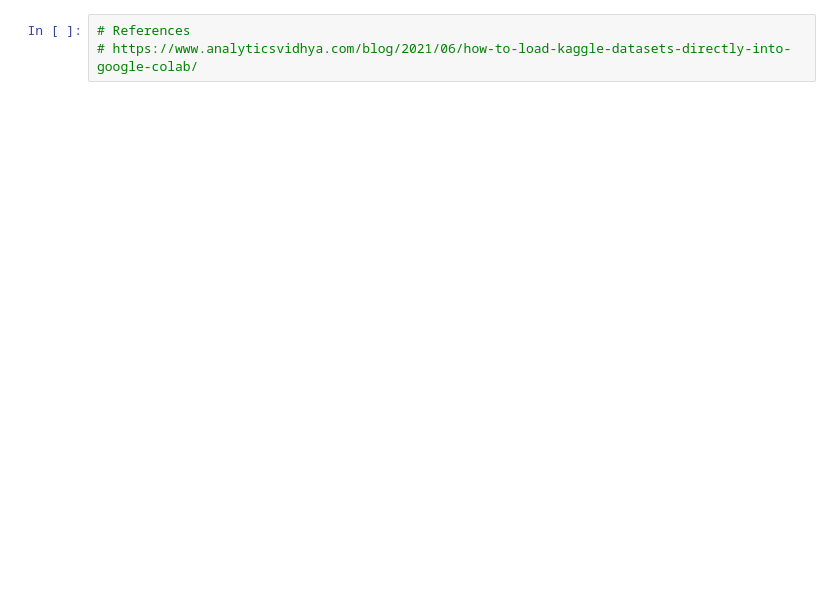
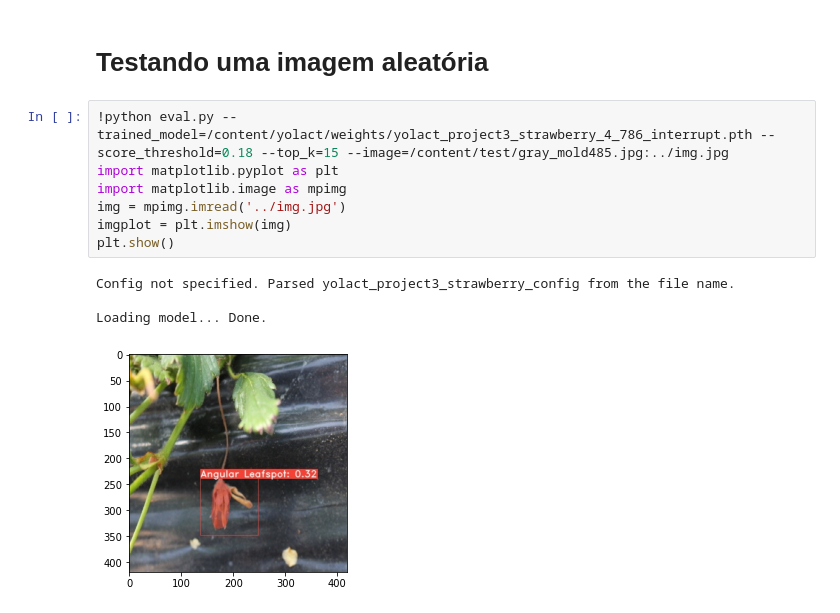
Before and after one commit to PedroAugustoRamalhoDuarte/fsi, a Jupyter notebook: projeto3/Projeto3.ipynb, the cells around one changed output. Drawn from its saved outputs; the diff is of its cells as text; blank space fills up the shorter version.

```diff
--- a/projeto3/Projeto3.ipynb
+++ b/projeto3/Projeto3.ipynb
@@ -137,3 +175,14 @@ FileNotFoundError: [Errno 2] No such file or directory: './data/coco/annotations
-# %%
-# References
-# https://www.analyticsvidhya.com/blog/2021/06/how-to-load-kaggle-datasets-directly-into-google-colab/
+# %% [markdown]
+# Testando uma imagem aleatória
+# %%
+!python eval.py --trained_model=/content/yolact/weights/yolact_project3_strawberry_4_786_interrupt.pth --score_threshold=0.18 --top_k=15 --image=/content/test/gray_mold485.jpg:../img.jpg
+import matplotlib.pyplot as plt
+import matplotlib.image as mpimg
+img = mpimg.imread('../img.jpg')
+imgplot = plt.imshow(img)
+plt.show()
+# %% [output]
+Config not specified. Parsed yolact_project3_strawberry_config from the file name.
+
+Loading model... Done.
+[figure, added]
```
Also changed, not shown: parts of 16 cells of this notebook.
